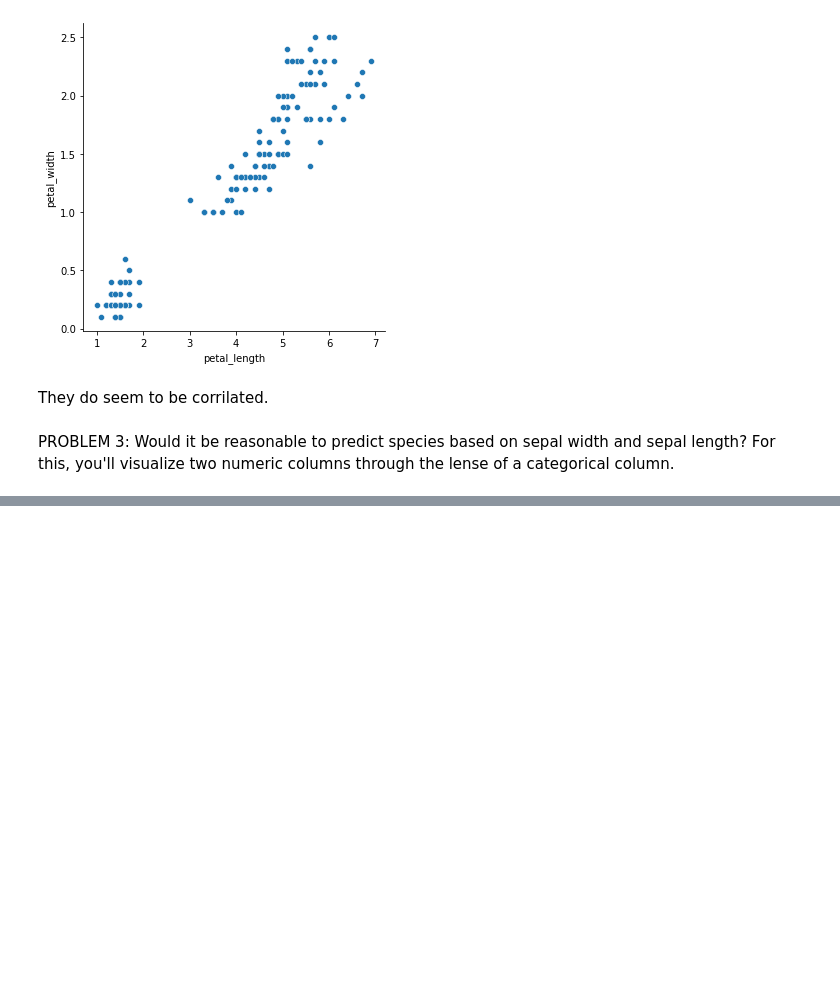
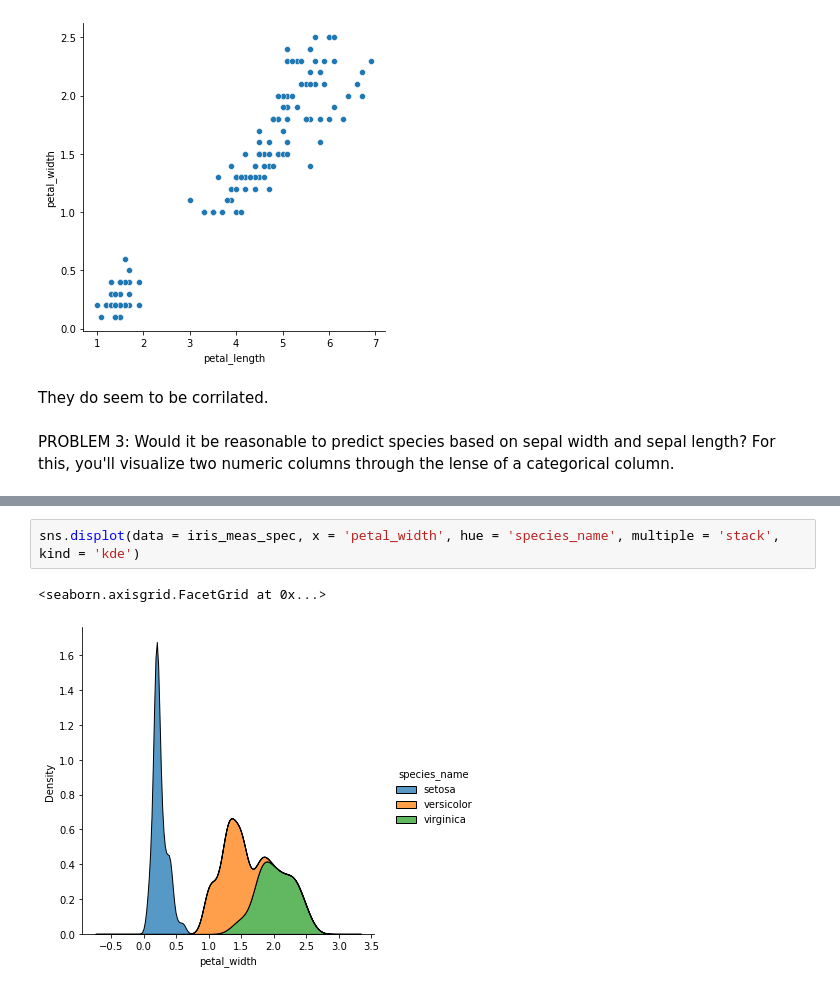
Before and after one commit to mwboiss/numpy-pandas-visualization-exercises, a Jupyter notebook: seaborn_exercises.ipynb, the cells around one changed output, grey strips where cells are left out. Cells and saved outputs as stored; diff of their text form; blank space fills up the shorter version.

```diff
--- a/seaborn_exercises.ipynb
+++ b/seaborn_exercises.ipynb
@@ -171,0 +222,5 @@ Looking at the heatmap it does look as though there is some or
+# %%
+sns.displot(data = iris_meas_spec, x = 'petal_width', hue = 'species_name', multiple = 'stack', kind = 'kde')
+# %% [output]
+<seaborn.axisgrid.FacetGrid at 0x...>
+[figure, added]
```
Also changed, not shown: parts of 36 cells of this notebook.
